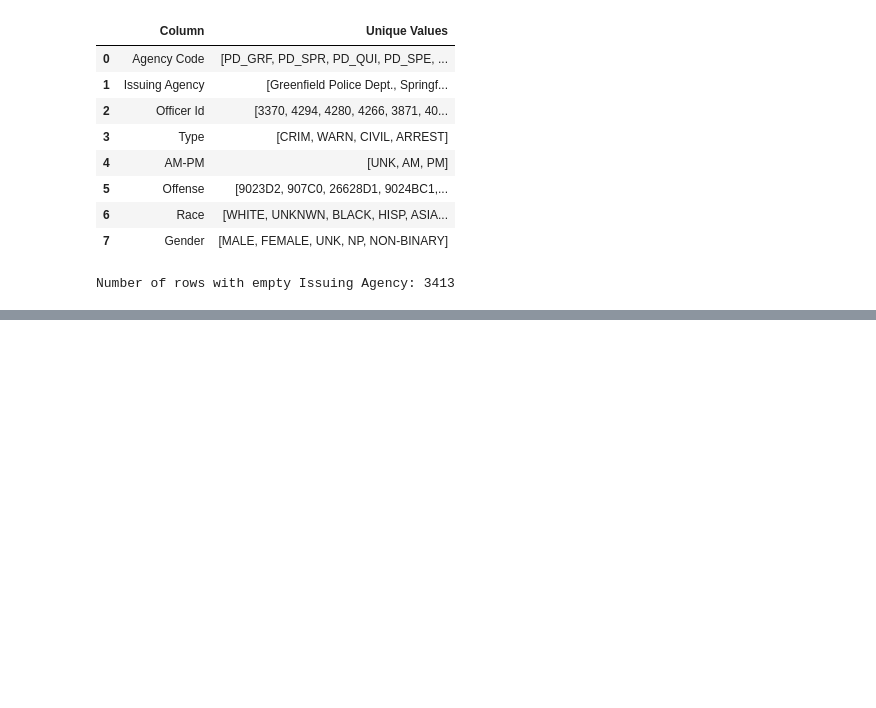
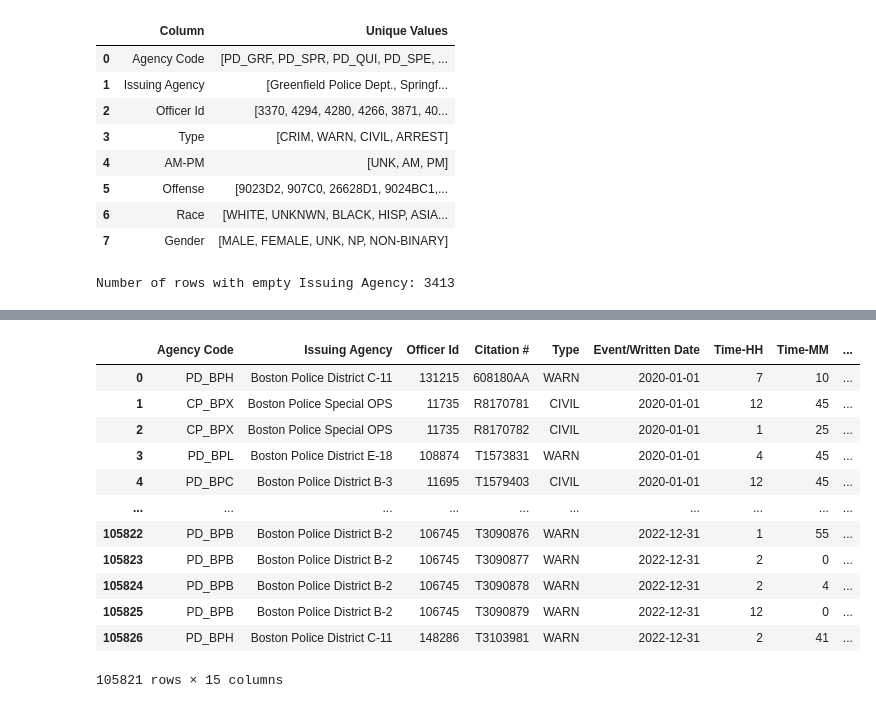
Before and after one commit to BU-Spark/ds-miller-quantum-cop, a Jupyter notebook: notebooks/ACLU_merging_cleaning.ipynb, the cells around one changed output, grey strips where cells are left out. Drawn from its saved outputs; the diff is of its cells as text; code cells hidden in the pictures; blank space fills up the shorter version.

```diff
--- a/notebooks/ACLU_merging_cleaning.ipynb
+++ b/notebooks/ACLU_merging_cleaning.ipynb
@@ -262,0 +281,18 @@ Number of rows with empty Issuing Agency: 3413
+# %%
+# remove duplicates rows from the massdot dataframe
+massdot = massdot.drop_duplicates()
+massdot
+# %% [output]
+|  | Agency Code | Issuing Agency | Officer Id | Citation # | Type | Event/Written Date | Time-HH | Time-MM | ... |
+| 0 | PD_BPH | Boston Police District C-11 | 131215 | 608180AA | WARN | 2020-01-01 | 7 | 10 | ... |
+| 1 | CP_BPX | Boston Police Special OPS | 11735 | R8170781 | CIVIL | 2020-01-01 | 12 | 45 | ... |
+| 2 | CP_BPX | Boston Police Special OPS | 11735 | R8170782 | CIVIL | 2020-01-01 | 1 | 25 | ... |
+| 3 | PD_BPL | Boston Police District E-18 | 108874 | T1573831 | WARN | 2020-01-01 | 4 | 45 | ... |
+| 4 | PD_BPC | Boston Police District B-3 | 11695 | T1579403 | CIVIL | 2020-01-01 | 12 | 45 | ... |
+| ... | ... | ... | ... | ... | ... | ... | ... | ... | ... |
+| 105822 | PD_BPB | Boston Police District B-2 | 106745 | T3090876 | WARN | 2022-12-31 | 1 | 55 | ... |
+| 105823 | PD_BPB | Boston Police District B-2 | 106745 | T3090877 | WARN | 2022-12-31 | 2 | 0 | ... |
+| 105824 | PD_BPB | Boston Police District B-2 | 106745 | T3090878 | WARN | 2022-12-31 | 2 | 4 | ... |
+| 105825 | PD_BPB | Boston Police District B-2 | 106745 | T3090879 | WARN | 2022-12-31 | 12 | 0 | ... |
+| 105826 | PD_BPH | Boston Police District C-11 | 148286 | T3103981 | WARN | 2022-12-31 | 2 | 41 | ... |
+105821 rows × 15 columns
```
Also changed, not shown: parts of 2 cells of this notebook, 2 other files.
